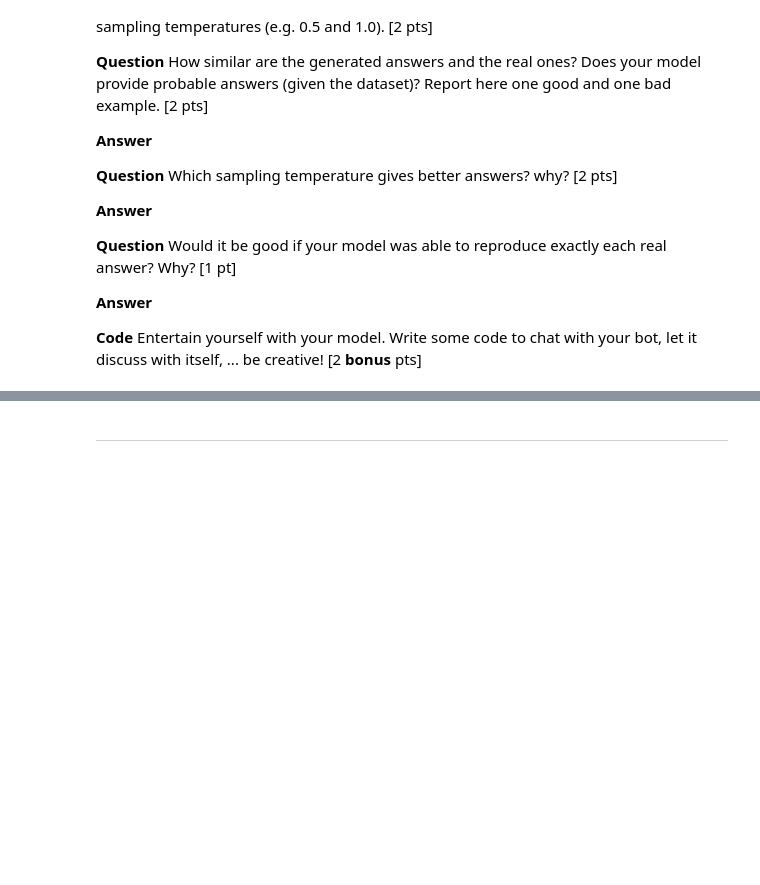
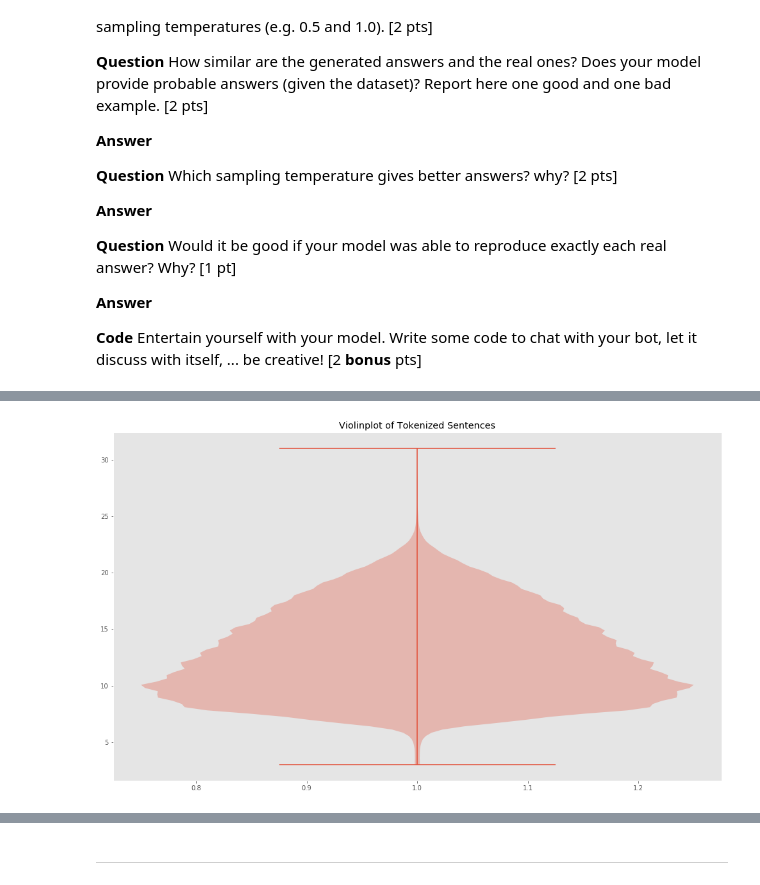
Before and after one commit to serifsonerserbest/ANN, a Jupyter notebook: miniproject2_ChatBot.ipynb, the cells around one changed output, grey strips where cells are left out. Saved outputs shown, nothing was run; the diff lists cells and outputs as text; code cells hidden in the pictures; blank space fills up the shorter version.

```diff
--- a/miniproject2_ChatBot.ipynb
+++ b/miniproject2_ChatBot.ipynb
@@ -872,0 +980,4 @@ We provide you with a possible model, you are welcome to change it. This model u
+# %%
+tokenized_answers = tokenize_sentences(answers, is_answer=True)
+# %% [output]
+[figure, added]
```
Also changed, not shown: parts of 22 cells of this notebook, 2 other files.
